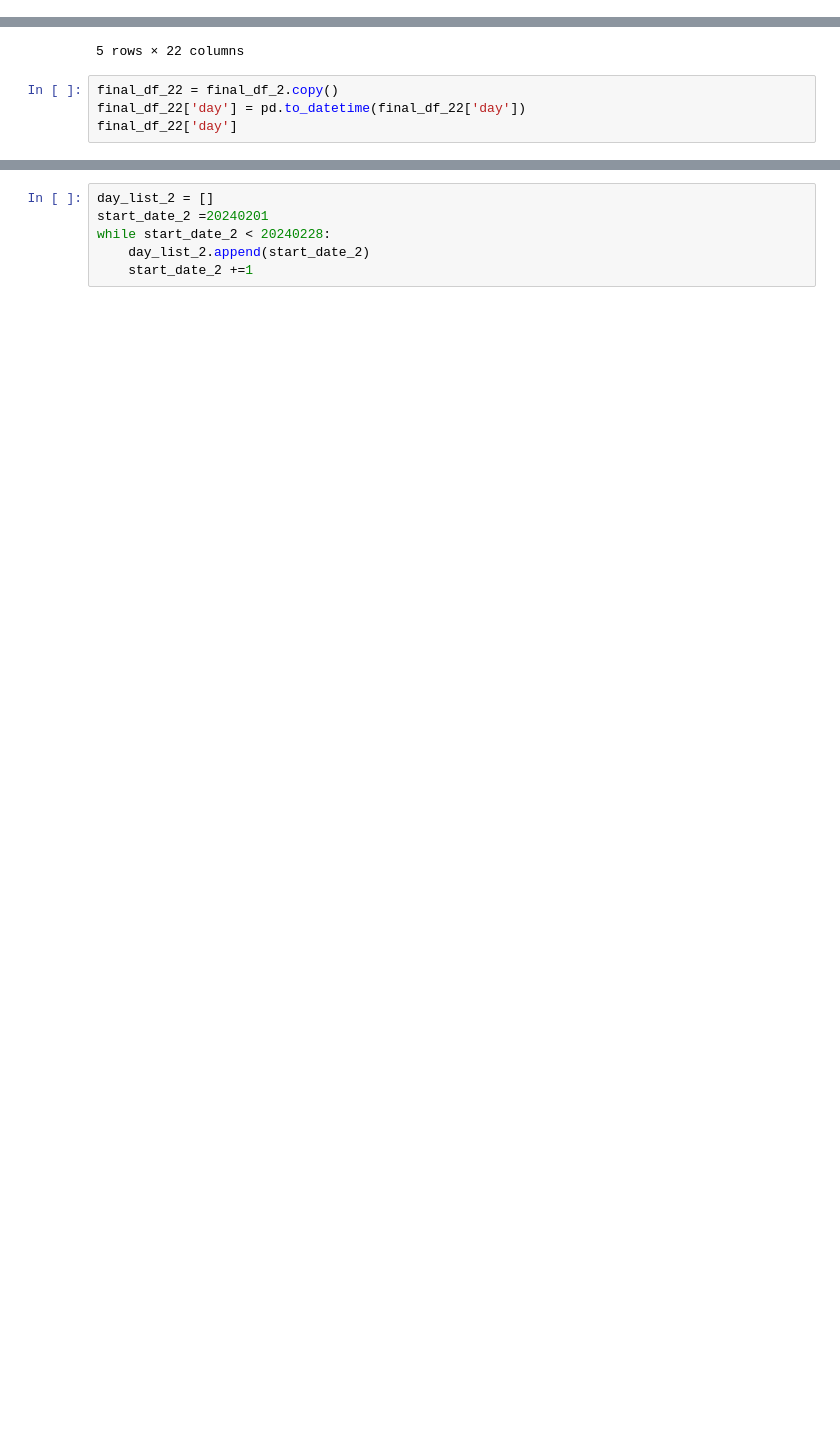
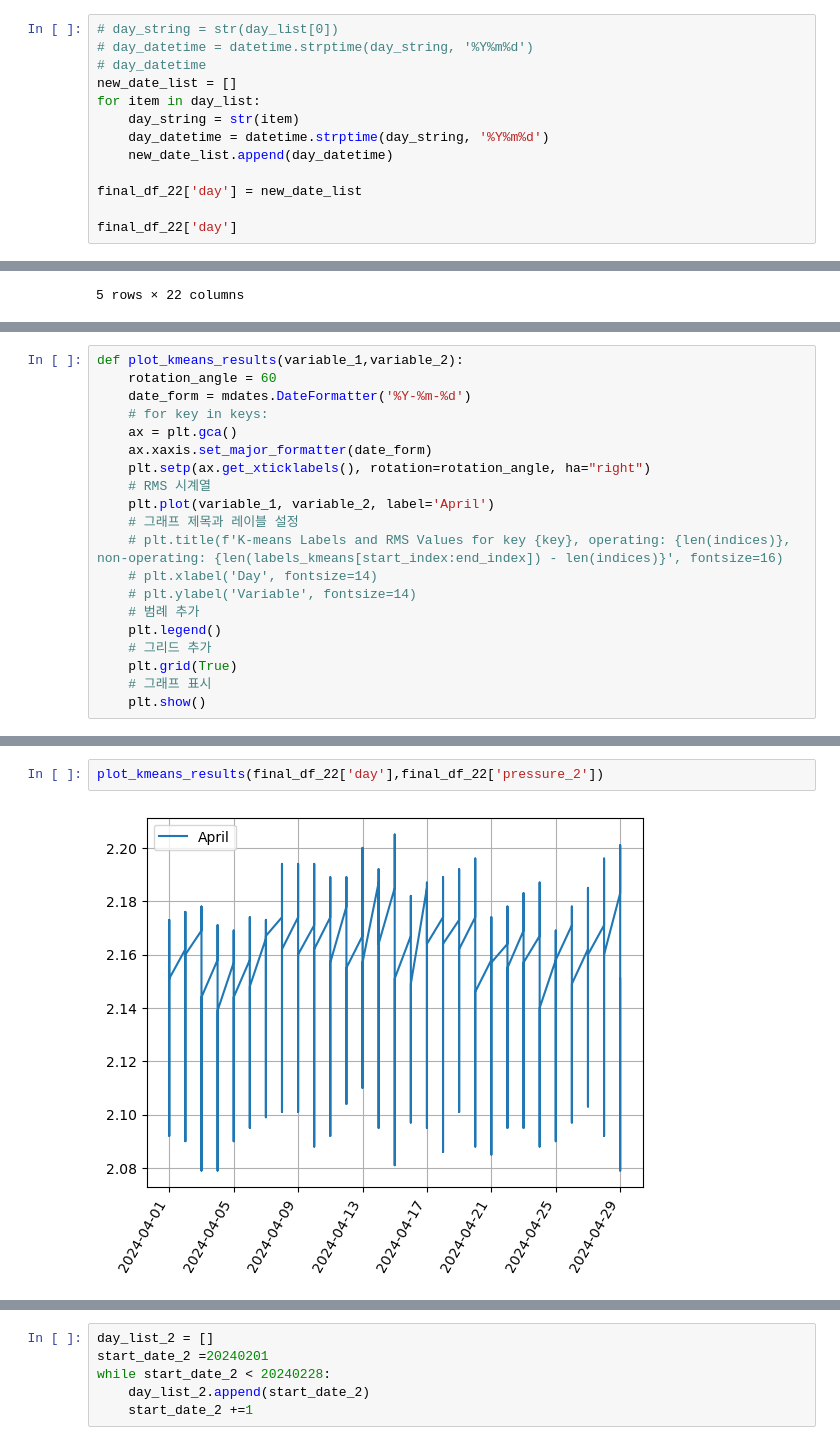
Before and after one commit to annika12302003/titanic-datasets, a Jupyter notebook: Week 4!/CNCITY/CNCITY notebooks/notebooks!!/CNCITY - 6:13:2024.ipynb, the cells around one changed output, grey strips where cells are left out. Cells and saved outputs as stored; diff of their text form; blank space fills up the shorter version.

```diff
--- a/Week 4!/CNCITY/CNCITY notebooks/notebooks!!/CNCITY - 6:13:2024.ipynb
+++ b/Week 4!/CNCITY/CNCITY notebooks/notebooks!!/CNCITY - 6:13:2024.ipynb
@@ -462,0 +456,13 @@ Name: day, Length: 696, dtype: int64
+# %%
+# day_string = str(day_list[0])
+# day_datetime = datetime.strptime(day_string, '%Y%m%d')
+# day_datetime
+new_date_list = []
+for item in day_list:
+    day_string = str(item)
+    day_datetime = datetime.strptime(day_string, '%Y%m%d')
+    new_date_list.append(day_datetime)
+
+final_df_22['day'] = new_date_list
+
+final_df_22['day']
@@ -484,7 +509,3 @@ final_df_3.head()
 | 3 | 3 | 1 | 20240201 | 0 | -1407.0 | 0.0 | 0 | 0 | ... |
 | 4 | 4 | 1 | 20240201 | 0 | -1401.0 | 0.0 | 0 | 0 | ... |
 5 rows × 22 columns
-# %%
-final_df_22 = final_df_2.copy()
-final_df_22['day'] = pd.to_datetime(final_df_22['day'])
-final_df_22['day']
@@ -546,0 +540,20 @@ while start_date < 20240430:
+# %%
+def plot_kmeans_results(variable_1,variable_2):
+    rotation_angle = 60
+    date_form = mdates.DateFormatter('%Y-%m-%d')
+    # for key in keys:
+    ax = plt.gca()
+    ax.xaxis.set_major_formatter(date_form)
+    plt.setp(ax.get_xticklabels(), rotation=rotation_angle, ha="right")
+    # RMS 시계열
+    plt.plot(variable_1, variable_2, label='April')
+    # 그래프 제목과 레이블 설정
+    # plt.title(f'K-means Labels and RMS Values for key {key}, operating: {len(indices)},  non-operating: {len(labels_kmeans[start_index:end_index]) - len(indices)}', fontsize=16)
+    # plt.xlabel('Day', fontsize=14)
+    # plt.ylabel('Variable', fontsize=14)
+    # 범례 추가
+    plt.legend()
+    # 그리드 추가
+    plt.grid(True)
+    # 그래프 표시
+    plt.show()
@@ -546,0 +564,4 @@ while start_date < 20240430:
+# %%
+plot_kmeans_results(final_df_22['day'],final_df_22['pressure_2'])
+# %% [output]
+[figure, added]
```
Also changed, not shown: parts of 63 cells of this notebook, 9 other files.
